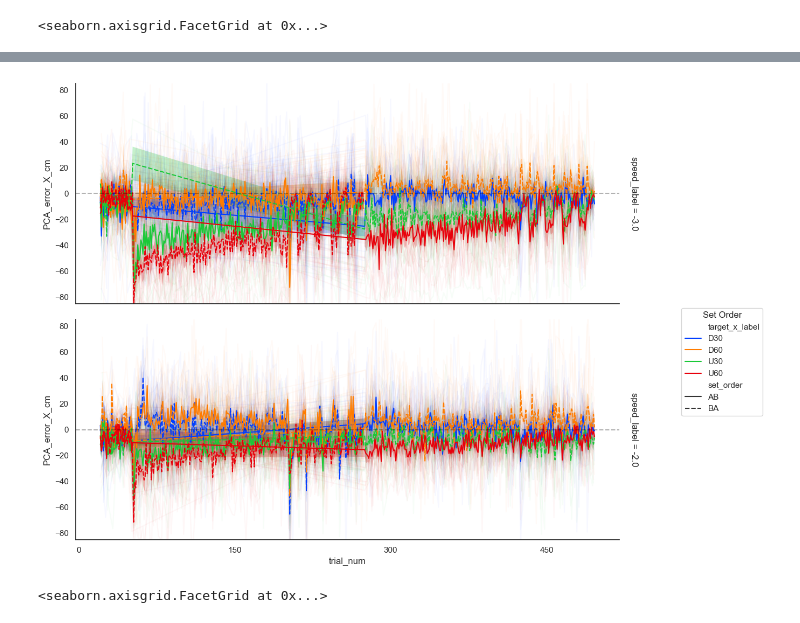
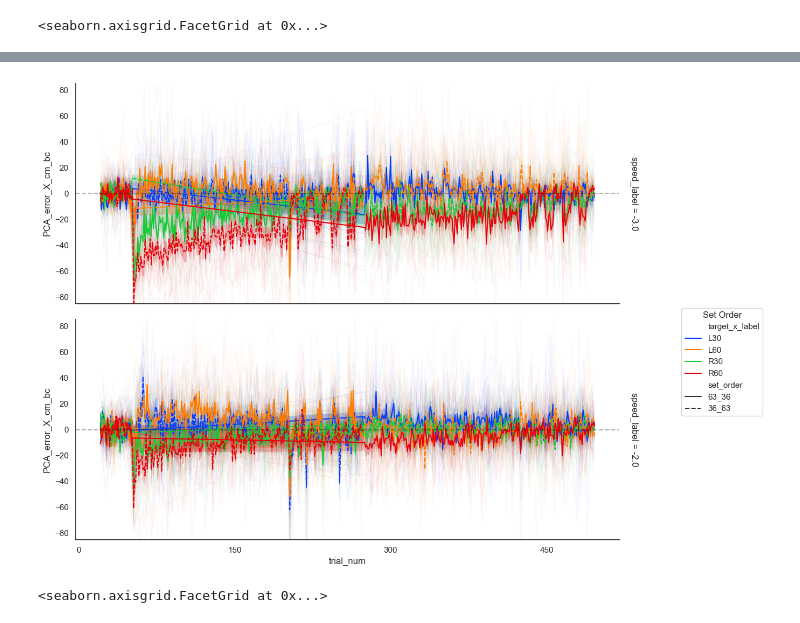
Before and after one commit to jacobjb02/vr-motor-adaptation-notebooks, a Jupyter notebook: Notebook/dual_generalization_working.ipynb, the cells around one changed output, grey strips where cells are left out. Saved outputs shown, nothing was run; the diff lists cells and outputs as text; code cells hidden in the pictures.

Commit message:
polished spatial generalization & dual generalization scripts; in cleaning made outlier flag function; updated plotting functions.

```diff
--- a/Notebook/dual_generalization_working.ipynb
+++ b/Notebook/dual_generalization_working.ipynb
@@ -69,10 +69,10 @@ df_labeled = label_water_condtion_ppid(df_labeled, ppid_col='ppid', water_col='w
 
 # adjust target label
 target_mapping = {
-    "p0.6": "U60",
-    "p0.3": "U30",
-    "neg0.3": "D30",
-    "neg0.6": "D60"
+    "p0.6": "R60",
+    "p0.3": "R30",
+    "neg0.3": "L30",
+    "neg0.6": "L60"
 }
 df_labeled['target_x_label'] = df_labeled['target_x_label'].map(target_mapping).copy()
 
@@ -84,8 +84,8 @@ df_labeled['target_x_label'] = order_targets(df_labeled.copy())
 
 
 df_labeled['set_order'] = df_labeled['set_order'].replace({
-    '1': 'AB',
-    '2': 'BA'
+    '1': '63_36',
+    '2': '36_63'
 }).copy()
 
 # ensures PCA compatibility
@@ -97,6 +97,14 @@ from src.add_phases import label_phases, df_add_phases
 phases = label_phases()
 
 df_labeled = df_add_phases(df_labeled, phase_array=phases).copy()
+
+
+from src.add_cycles import add_cycles
+df_labeled = add_cycles(df_labeled,
+                       n_trials=4,
+                       grouping_vars=['ppid_full','target_x_label'],
+                       ).copy()
+
 # filter out familiarization (i.e, starts with an 'f')
 df_nf = df_labeled[~df_labeled['phase'].str.startswith('f')].copy()
 
@@ -302,0 +294,12 @@ Categories (5, object): ['baseline', 'training_1', 'training_2', 'washout_1', 'w
+# %%
+from src.cleaning import flag_outlier_participants
+
+outliers = flag_outlier_participants(PCA_error_df,
+                            y_col='PCA_error_X_cm'
+                               )
+
+PCA_error_df_filtered = PCA_error_df[~PCA_error_df['ppid_full'].isin(outliers)]
+
+
+print('BEFORE:', PCA_error_df.shape)
+print('AFTER:', PCA_error_df_filtered.shape)
@@ -302,0 +324,9 @@ Categories (5, object): ['baseline', 'training_1', 'training_2', 'washout_1', 'w
+# %%
+from src.baseline_correct import baseline_correct
+
+df_bc = baseline_correct(data = PCA_error_df_filtered,
+                phase_col = 'phase',
+                baseline_string='baseline',
+                y_col='PCA_error_X_cm' # lateral_error_x_cm
+                )
+df_bc
@@ -434,22 +444,22 @@ print(f"Saved: {file_path}")
 # %%
 from src.plotting import plot_exposure_trials
 
 
-plot_exposure_trials(PCA_error_df,
+plot_exposure_trials(df_bc,
                      col_col = None,
                      row_col='speed_label',
                      cond_col='set_order',
                      ppid_col='ppid_full',
                      target_col='target_x_label',
-                     y_col = 'PCA_error_X_cm',
+                     y_col = 'PCA_error_X_cm_bc',
                      x_col='trial_num',
                      context='poster',
                      font_scale=3,
                      marker_size=0,
                      estimator='mean',
                      y_lim=(-85,85),
                      show_zero_line=True
                     )
 # %% [output]
-[figure, old version]
+[figure, new version]
 <seaborn.axisgrid.FacetGrid at 0x...>
```
Also changed, not shown: parts of 22 cells of this notebook, 3 other files.
